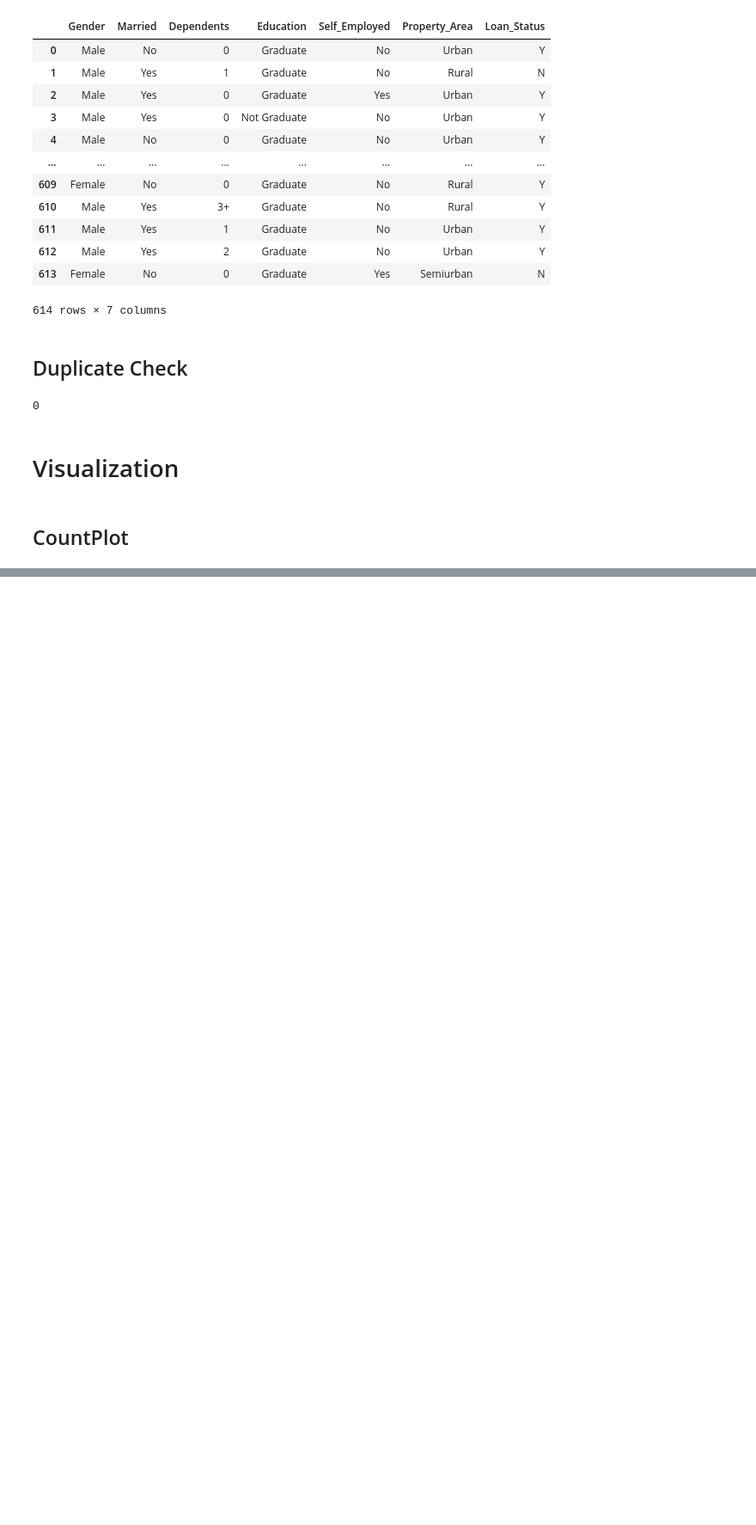
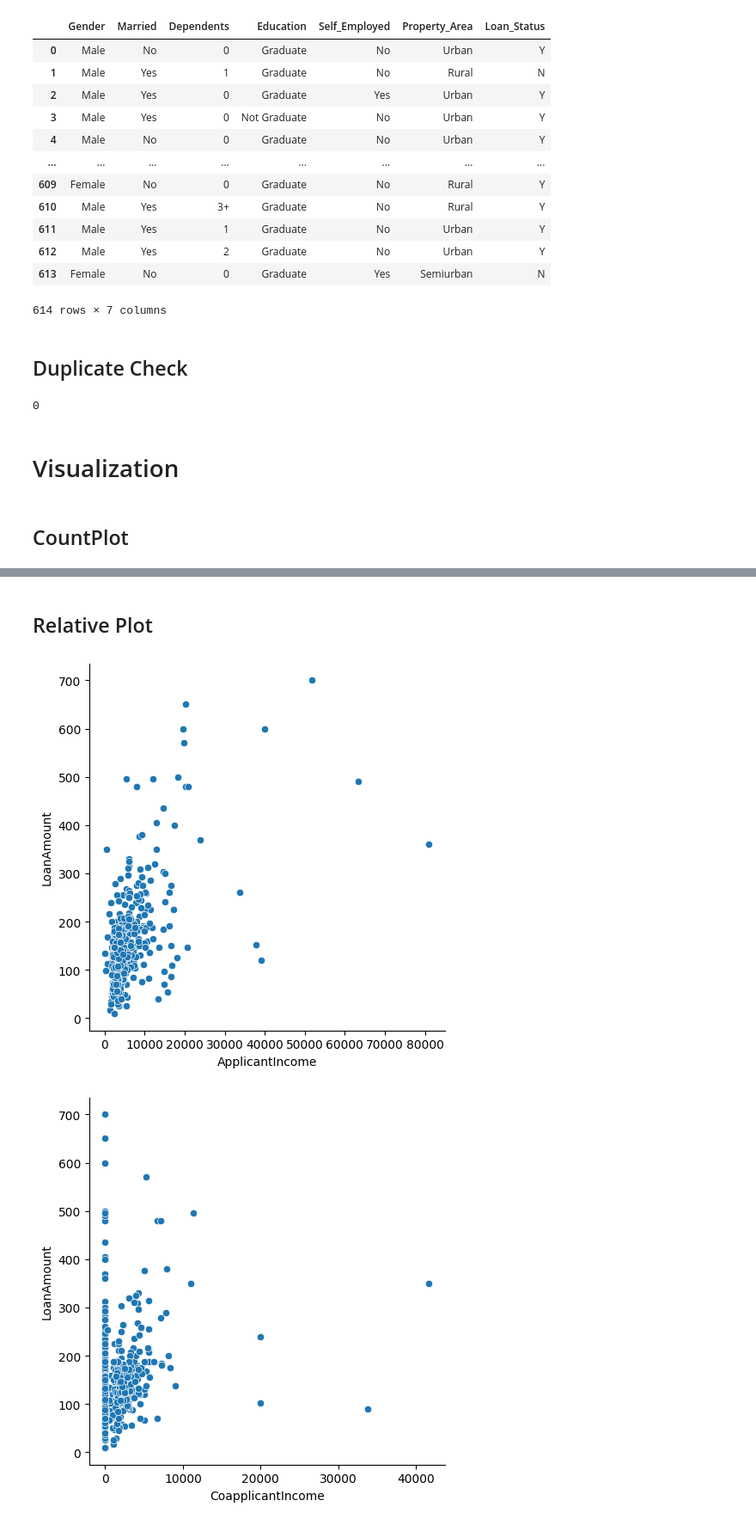
Before and after one commit to sairam751/ML_LoanPrediction, a Jupyter notebook: notebook/EDA Loan Prediction.ipynb, the cells around one changed output, grey strips where cells are left out. Shown at 86% size. Saved outputs shown, nothing was run; the diff lists cells and outputs as text; code cells hidden in the pictures; blank space fills up the shorter version.

```diff
--- a/notebook/EDA Loan Prediction.ipynb
+++ b/notebook/EDA Loan Prediction.ipynb
@@ -266,0 +268,8 @@ numeric_features.
+# %% [markdown]
+## Relative Plot
+# %%
+for i in numeric_features:
+    sns.relplot(data=df, x=i, y="LoanAmount")
+# %% [output]
+[figure, added]
+[figure, added]
```
Also changed, not shown: parts of 22 cells of this notebook.
